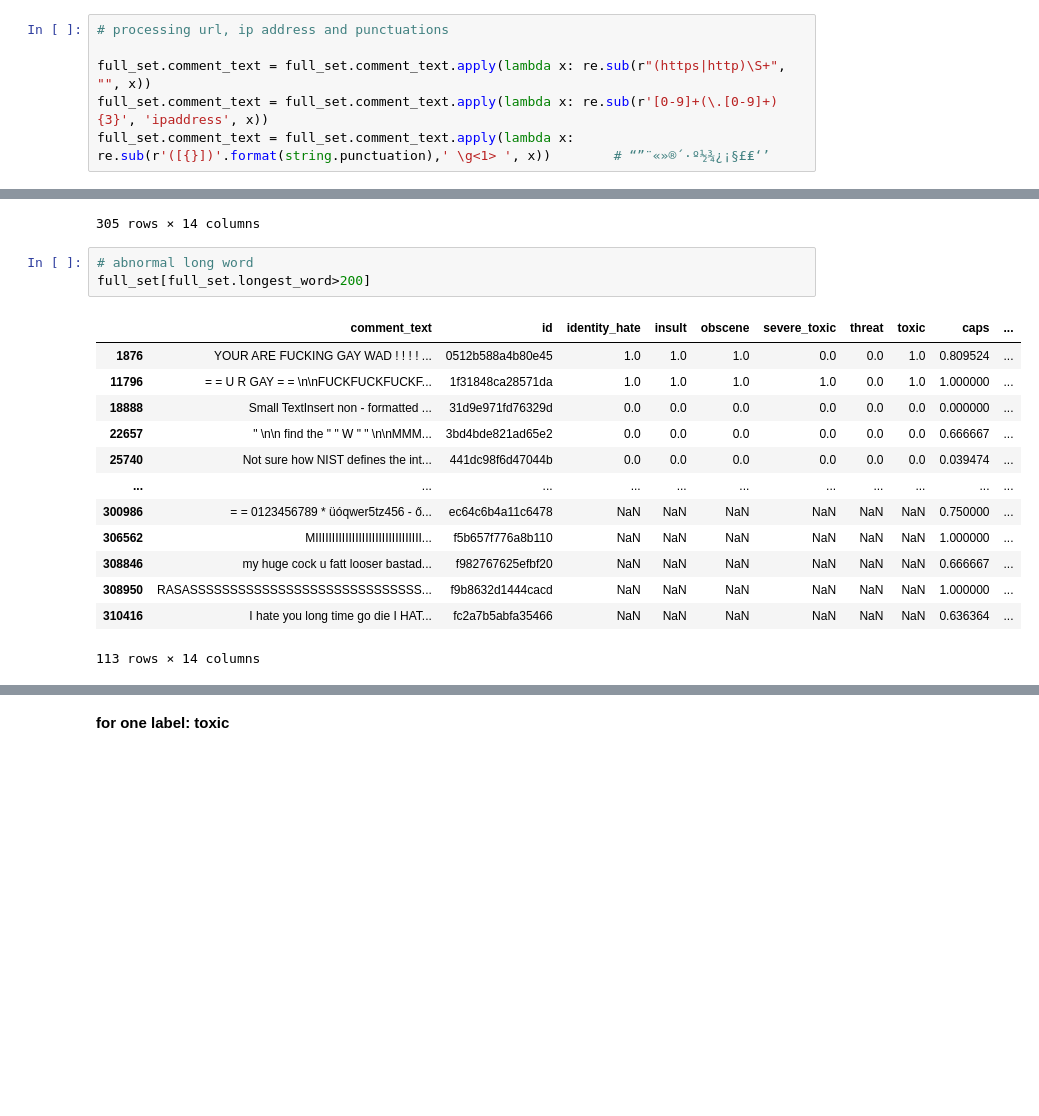
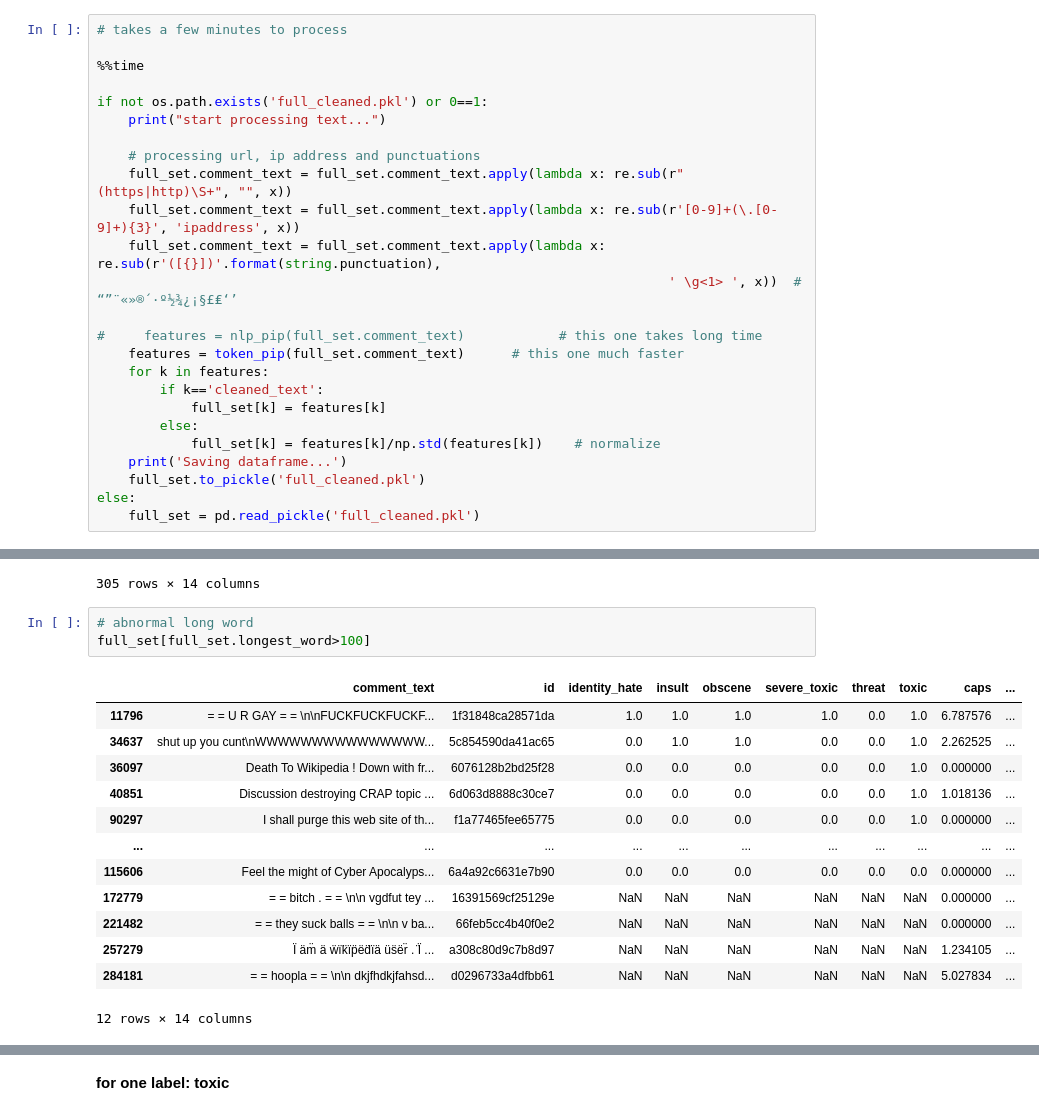
Before and after one commit to liyadi81/toxic-comment-classification, a Jupyter notebook: Toxic_Comment.ipynb, the cells around one changed output, grey strips where cells are left out. Cells and saved outputs as stored; diff of their text form; blank space fills up the shorter version.

```diff
--- a/Toxic_Comment.ipynb
+++ b/Toxic_Comment.ipynb
@@ -219,8 +218,27 @@ def token_combine(nested_list):
         combined_doc.append(' '.join(nested_list[i]))
     return(combined_doc)
 # %%
-# processing url, ip address and punctuations
+# takes a few minutes to process
 
-full_set.comment_text = full_set.comment_text.apply(lambda x: re.sub(r"(https|http)\S+", "", x))
-full_set.comment_text = full_set.comment_text.apply(lambda x: re.sub(r'[0-9]+(\.[0-9]+){3}', 'ipaddress', x))
-full_set.comment_text = full_set.comment_text.apply(lambda x: re.sub(r'([{}])'.format(string.punctuation),' \g<1> ', x))        # “”¨«»®´·º½¾¿¡§£₤‘’
+%%time
+
+if not os.path.exists('full_cleaned.pkl') or 0==1:
+    print("start processing text...")
+
+    # processing url, ip address and punctuations
+    full_set.comment_text = full_set.comment_text.apply(lambda x: re.sub(r"(https|http)\S+", "", x))
+    full_set.comment_text = full_set.comment_text.apply(lambda x: re.sub(r'[0-9]+(\.[0-9]+){3}', 'ipaddress', x))
+    full_set.comment_text = full_set.comment_text.apply(lambda x: re.sub(r'([{}])'.format(string.punctuation),
+                                                                         ' \g<1> ', x))  # “”¨«»®´·º½¾¿¡§£₤‘’
+
+#     features = nlp_pip(full_set.comment_text)            # this one takes long time
+    features = token_pip(full_set.comment_text)      # this one much faster
+    for k in features:
+        if k=='cleaned_text':
+            full_set[k] = features[k]
+        else:
+            full_set[k] = features[k]/np.std(features[k])    # normalize
+    print('Saving dataframe...')
+    full_set.to_pickle('full_cleaned.pkl')
+else:
+    full_set = pd.read_pickle('full_cleaned.pkl')
@@ -386,20 +418,20 @@ full_set[full_set.n_words==0]
 305 rows × 14 columns
 # %%
 # abnormal long word
-full_set[full_set.longest_word>200]
+full_set[full_set.longest_word>100]
 # %% [output]
 |  | comment_text | id | identity_hate | insult | obscene | severe_toxic | threat | toxic | caps | ... |
-| 1876 | YOUR ARE FUCKING GAY WAD ! ! ! ! ... | 0512b588a4b80e45 | 1.0 | 1.0 | 1.0 | 0.0 | 0.0 | 1.0 | 0.809524 | ... |
-| 11796 | = = U R GAY = = \n\nFUCKFUCKFUCKF... | 1f31848ca28571da | 1.0 | 1.0 | 1.0 | 1.0 | 0.0 | 1.0 | 1.000000 | ... |
-| 18888 | Small TextInsert non - formatted ... | 31d9e971fd76329d | 0.0 | 0.0 | 0.0 | 0.0 | 0.0 | 0.0 | 0.000000 | ... |
-| 22657 | " \n\n find the " " W " " \n\nMMM... | 3bd4bde821ad65e2 | 0.0 | 0.0 | 0.0 | 0.0 | 0.0 | 0.0 | 0.666667 | ... |
-| 25740 | Not sure how NIST defines the int... | 441dc98f6d47044b | 0.0 | 0.0 | 0.0 | 0.0 | 0.0 | 0.0 | 0.039474 | ... |
+| 11796 | = = U R GAY = = \n\nFUCKFUCKFUCKF... | 1f31848ca28571da | 1.0 | 1.0 | 1.0 | 1.0 | 0.0 | 1.0 | 6.787576 | ... |
+| 34637 | shut up you cunt\nWWWWWWWWWWWWWWW... | 5c854590da41ac65 | 0.0 | 1.0 | 1.0 | 0.0 | 0.0 | 1.0 | 2.262525 | ... |
+| 36097 | Death To Wikipedia ! Down with fr... | 6076128b2bd25f28 | 0.0 | 0.0 | 0.0 | 0.0 | 0.0 | 1.0 | 0.000000 | ... |
+| 40851 | Discussion destroying CRAP topic ... | 6d063d8888c30ce7 | 0.0 | 0.0 | 0.0 | 0.0 | 0.0 | 1.0 | 1.018136 | ... |
+| 90297 | I shall purge this web site of th... | f1a77465fee65775 | 0.0 | 0.0 | 0.0 | 0.0 | 0.0 | 1.0 | 0.000000 | ... |
 | ... | ... | ... | ... | ... | ... | ... | ... | ... | ... | ... |
-| 300986 | = = 0123456789 * üóqwer5tz456 - ő... | ec64c6b4a11c6478 | NaN | NaN | NaN | NaN | NaN | NaN | 0.750000 | ... |
-| 306562 | MIIIIIIIIIIIIIIIIIIIIIIIIIIIIIIII... | f5b657f776a8b110 | NaN | NaN | NaN | NaN | NaN | NaN | 1.000000 | ... |
-| 308846 | my huge cock u fatt looser bastad... | f982767625efbf20 | NaN | NaN | NaN | NaN | NaN | NaN | 0.666667 | ... |
-| 308950 | RASASSSSSSSSSSSSSSSSSSSSSSSSSSSSS... | f9b8632d1444cacd | NaN | NaN | NaN | NaN | NaN | NaN | 1.000000 | ... |
-| 310416 | I hate you long time go die I HAT... | fc2a7b5abfa35466 | NaN | NaN | NaN | NaN | NaN | NaN | 0.636364 | ... |
+| 115606 | Feel the might of Cyber Apocalyps... | 6a4a92c6631e7b90 | 0.0 | 0.0 | 0.0 | 0.0 | 0.0 | 0.0 | 0.000000 | ... |
+| 172779 | = = bitch . = = \n\n vgdfut tey ... | 16391569cf25129e | NaN | NaN | NaN | NaN | NaN | NaN | 0.000000 | ... |
+| 221482 | = = they suck balls = = \n\n v ba... | 66feb5cc4b40f0e2 | NaN | NaN | NaN | NaN | NaN | NaN | 0.000000 | ... |
+| 257279 | Ï äm̈ ä ẅïk̈ïp̈ëd̈ïä üs̈ër̈ . ̈Ï ... | a308c80d9c7b8d97 | NaN | NaN | NaN | NaN | NaN | NaN | 1.234105 | ... |
+| 284181 | = = hoopla = = \n\n dkjfhdkjfahsd... | d0296733a4dfbb61 | NaN | NaN | NaN | NaN | NaN | NaN | 5.027834 | ... |
-113 rows × 14 columns
+12 rows × 14 columns
 # %%
 # abnormal number of oov words
```
Also changed, not shown: parts of 35 cells of this notebook.
